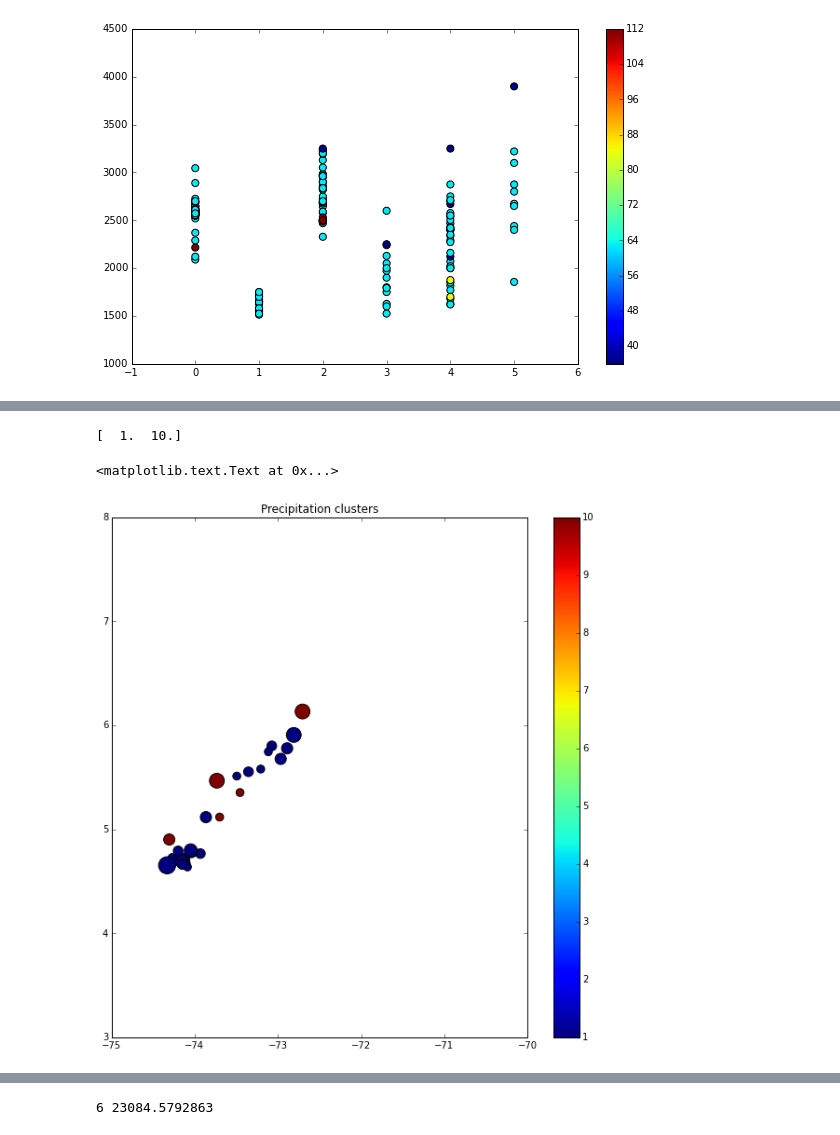
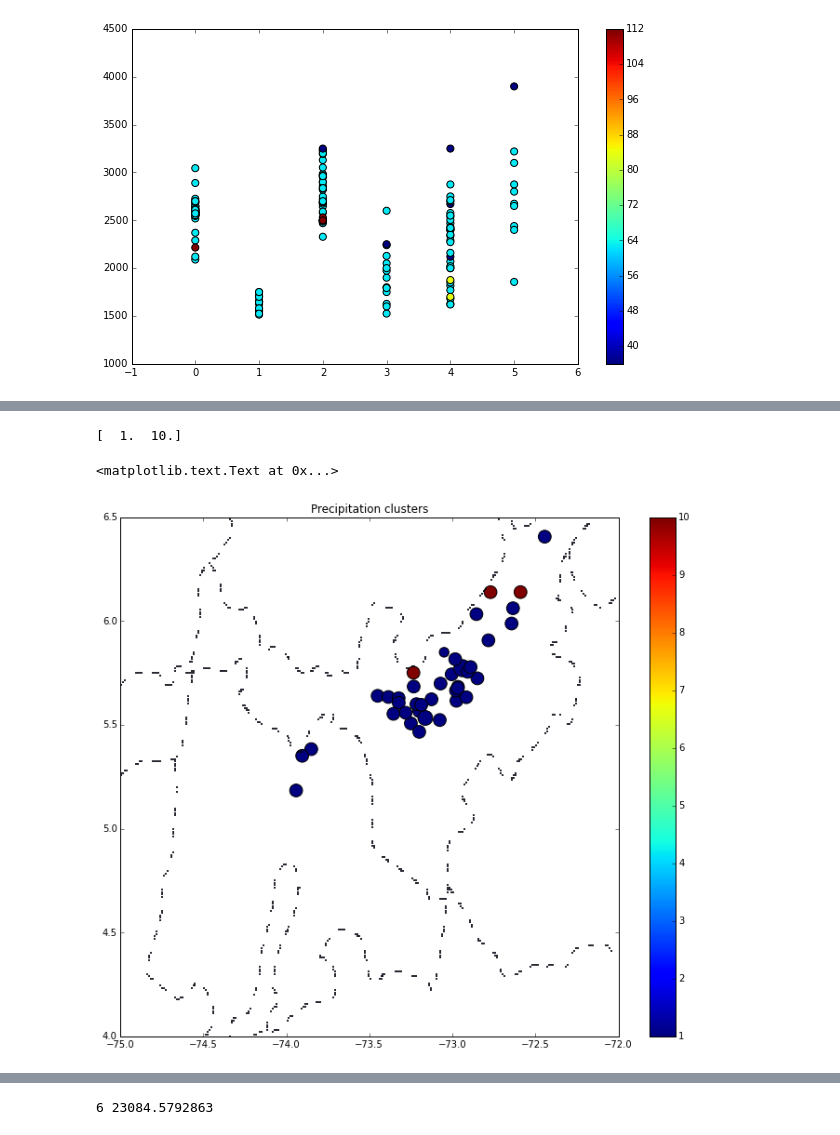
Before and after one commit to saint-germain/ideam, a Jupyter notebook: PCA-IDEAM-WC.ipynb, the cells around one changed output, grey strips where cells are left out. Cells and saved outputs as stored; diff of their text form; code cells hidden in the pictures.

```diff
--- a/PCA-IDEAM-WC.ipynb
+++ b/PCA-IDEAM-WC.ipynb
@@ -729,14 +733,20 @@ for i in range(len(probarr12)):
         listaexp12[kinx+kcount,:]=listacorta3c[i,:]
     kcount=kcount+kinx+1
 # %%
+# clustering para datos sin escalar
 # clustering por mixtura gaussiana de la lista expandida, buscando un mínimo local para el criterio de información bayesiano
 # el agrupamiento se hace por lon,lat,alt
 cv_types = ['spherical', 'tied', 'diag', 'full']
 bicold=0
+compo=15
+BIC=np.zeros((compo+1,4))
+kik=0
 for cv_type in cv_types:
-    for kcomp in np.arange(90)+1:
+    for kcomp in np.arange(compo)+1:
         gmm = GMM(kcomp, covariance_type=cv_type, random_state=0)
         gmm.fit(listaexp12[:,2:5])
 #        if bicold<gmm.bic(listaexp12[:,2:5]):
-        print cv_type,kcomp,gmm.bic(listaexp12[:,2:5])
+#        print cv_type,kcomp,gmm.bic(X_scaled[:,2:5]);
+        BIC[kcomp,kik]=gmm.bic(listaexp12[:,2:5])
         bicold=gmm.bic(listaexp12[:,2:5])
+    kik+=1
@@ -771,0 +753,7 @@ plt.ylim(150000,240000)
+# %%
+for i, cv_type in zip(range(4),cv_types):
+    plt.plot(np.arange(compo+1),BIC[:,i],label=cv_type)
+plt.legend()
+plt.xlim(0,15)
+plt.ylim(150000,240000)
+# mínimos locales en 6,9,12 componentes
@@ -875,6 +839,0 @@ rm lisstck12.txt
-# %%
-# distribución de grupos vs. altura vs. pesos estadísticos
-listcomp12=np.loadtxt('listcomp12.txt')
-plt.figure(figsize=(10,6))
-plt.scatter(listcomp12[:,6],listcomp12[:,5],c=probarr12*112*8,s=50)
-plt.colorbar()
@@ -916,6 +856,0 @@ rm lisstck12.txt
-# %%
-# distribución de grupos vs. altura vs. pesos estadísticos
-listcomp12=np.loadtxt('listcomp12.txt')
-plt.figure(figsize=(10,6))
-plt.scatter(listcomp12[:,6],listcomp12[:,5],c=probarr12*112*8,s=50)
-plt.colorbar()
@@ -947,18 +888,22 @@ plt.ylim(-5,14)
 # %%
-# clusters favoritos (encima de 2500 metros) son 0 cordillera oriental y 6 macizo colombiano
-plt.figure(figsize=(10,10))
-filter=(listcomp12[:,6]==0)
-list12label=np.zeros(len(listcomp12[filter]))
+# clusters favoritos (encima de 2500 metros) son 0-cundinamarca y 2-boyaca
+# clusters de lluvia: 1 y 10
+plt.figure(figsize=(12,10))
+filter=(listcomp12[:,6]==2)
+list12label=np.zeros(len(listcomp12[filter]))+11
 for i in range(len(listcomp12[filter])):
     if((codeL==listcomp12[filter][i,2]).sum()==1):
         list12label[i]=cluster_labelL[codeL==listcomp12[filter][i,2]][0]
 print np.unique(list12label)
 plt.scatter(-listcomp12[:,3][filter],-listcomp12[:,4][filter],c=list12label,s=probarr12*112*8*3)
 plt.colorbar()
-plt.xlim(-75,-70)
-plt.ylim(3,8)
+plt.scatter(colvec[:,0],colvec[:,1],s=1)
+
+#plt.colorbar()
+plt.xlim(-75,-72)
+plt.ylim(4,6.5)
 plt.title("Precipitation clusters")
 # %% [output]
 [  1.  10.]
 <matplotlib.text.Text at 0x...>
-[figure, old version]
+[figure, new version]
```
Also changed, not shown: parts of 67 cells of this notebook, 6 other files.
